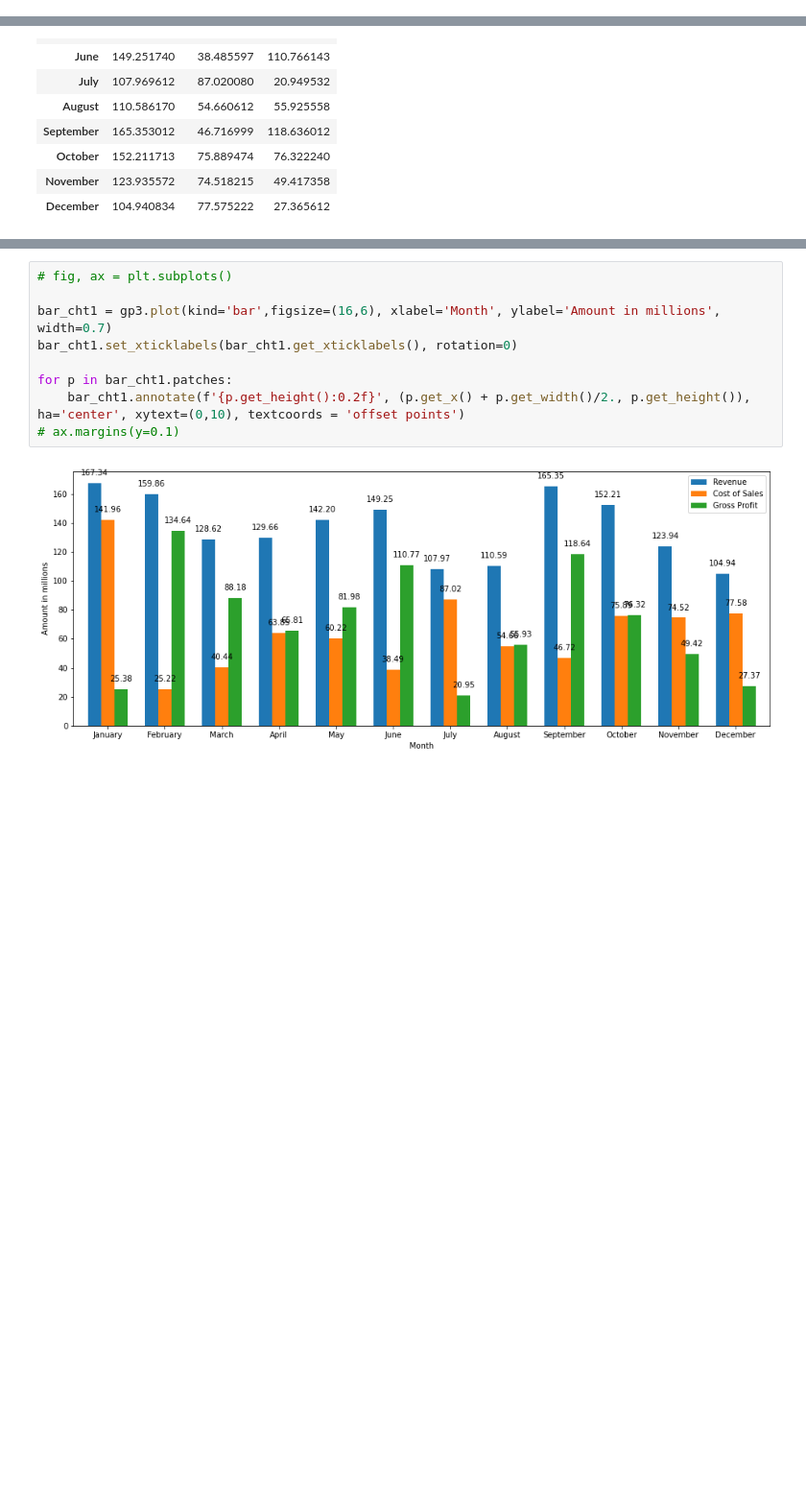
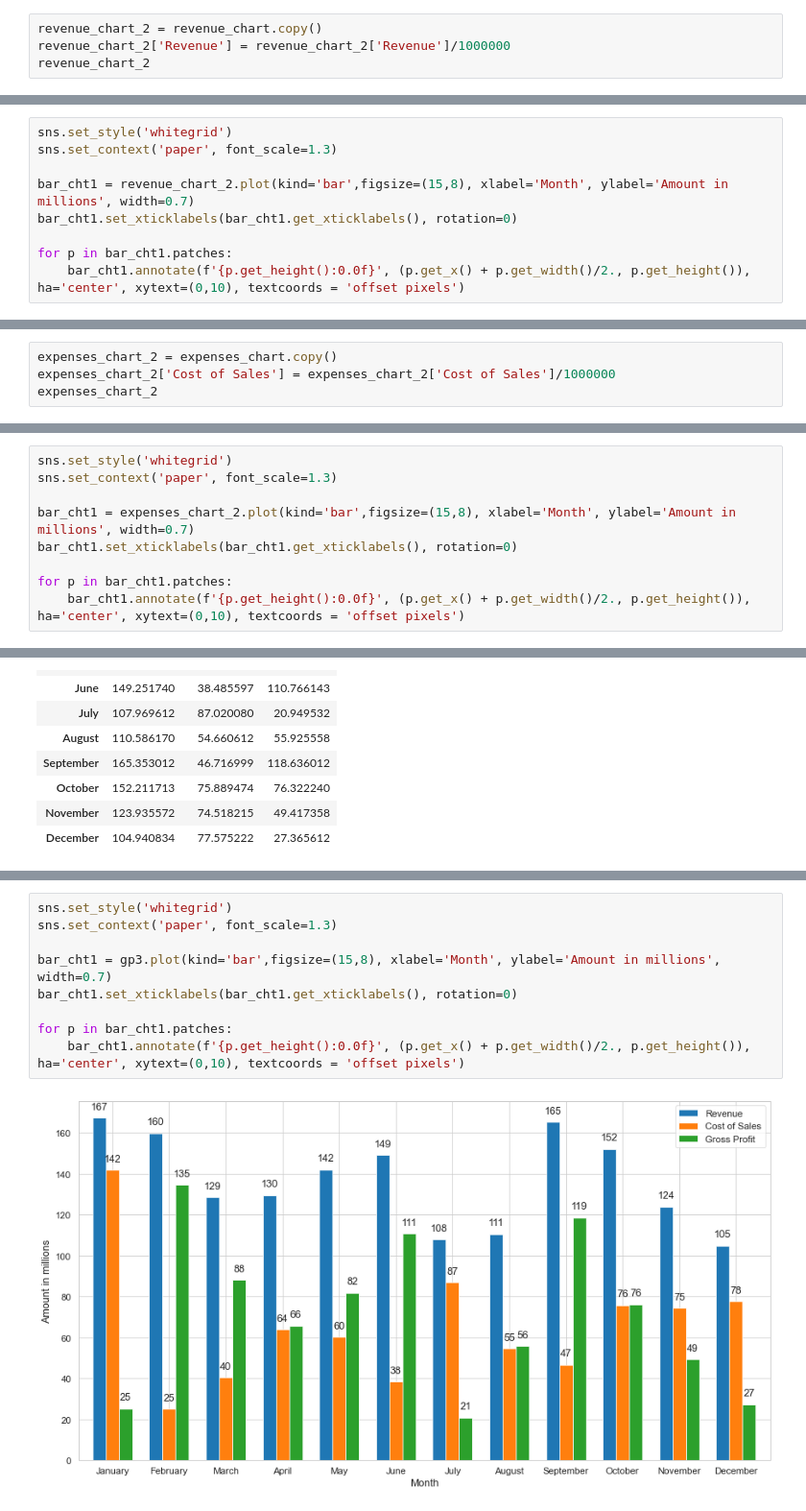
Before and after one commit to nkwachiabel/gross-profit-analysis, a Jupyter notebook: Gross profit analysis.ipynb, the cells around one changed output, grey strips where cells are left out. Shown at 96% size. Drawn from its saved outputs; the diff is of its cells as text; blank space fills up the shorter version.

```diff
--- a/Gross profit analysis.ipynb
+++ b/Gross profit analysis.ipynb
@@ -66,3 +67,7 @@ revenue_chart.head()
 | March | 1.286180e+08 |
 | April | 1.296631e+08 |
 | May | 1.421999e+08 |
+# %%
+revenue_chart_2 = revenue_chart.copy()
+revenue_chart_2['Revenue'] = revenue_chart_2['Revenue']/1000000
+revenue_chart_2
@@ -68,0 +89,9 @@ revenue_chart.head()
+# %%
+sns.set_style('whitegrid')
+sns.set_context('paper', font_scale=1.3)
+
+bar_cht1 = revenue_chart_2.plot(kind='bar',figsize=(15,8), xlabel='Month', ylabel='Amount in millions', width=0.7)
+bar_cht1.set_xticklabels(bar_cht1.get_xticklabels(), rotation=0)
+
+for p in bar_cht1.patches:
+    bar_cht1.annotate(f'{p.get_height():0.0f}', (p.get_x() + p.get_width()/2., p.get_height()), ha='center', xytext=(0,10), textcoords = 'offset pixels')
@@ -86,3 +117,7 @@ expenses_chart.head()
 | March | 4.043989e+07 |
 | April | 6.385498e+07 |
 | May | 6.021648e+07 |
+# %%
+expenses_chart_2 = expenses_chart.copy()
+expenses_chart_2['Cost of Sales'] = expenses_chart_2['Cost of Sales']/1000000
+expenses_chart_2
@@ -88,0 +139,9 @@ expenses_chart.head()
+# %%
+sns.set_style('whitegrid')
+sns.set_context('paper', font_scale=1.3)
+
+bar_cht1 = expenses_chart_2.plot(kind='bar',figsize=(15,8), xlabel='Month', ylabel='Amount in millions', width=0.7)
+bar_cht1.set_xticklabels(bar_cht1.get_xticklabels(), rotation=0)
+
+for p in bar_cht1.patches:
+    bar_cht1.annotate(f'{p.get_height():0.0f}', (p.get_x() + p.get_width()/2., p.get_height()), ha='center', xytext=(0,10), textcoords = 'offset pixels')
@@ -147,11 +192,11 @@ gp3
 # %%
-# fig, ax = plt.subplots()
+sns.set_style('whitegrid')
+sns.set_context('paper', font_scale=1.3)
 
-bar_cht1 = gp3.plot(kind='bar',figsize=(16,6), xlabel='Month', ylabel='Amount in millions', width=0.7)
+bar_cht1 = gp3.plot(kind='bar',figsize=(15,8), xlabel='Month', ylabel='Amount in millions', width=0.7)
 bar_cht1.set_xticklabels(bar_cht1.get_xticklabels(), rotation=0)
 
 for p in bar_cht1.patches:
-    bar_cht1.annotate(f'{p.get_height():0.2f}', (p.get_x() + p.get_width()/2., p.get_height()), ha='center', xytext=(0,10), textcoords = 'offset points')
-# ax.margins(y=0.1)
+    bar_cht1.annotate(f'{p.get_height():0.0f}', (p.get_x() + p.get_width()/2., p.get_height()), ha='center', xytext=(0,10), textcoords = 'offset pixels')
 # %% [output]
-[figure, old version]
+[figure, new version]
```
Also changed, not shown: parts of 9 cells of this notebook.
